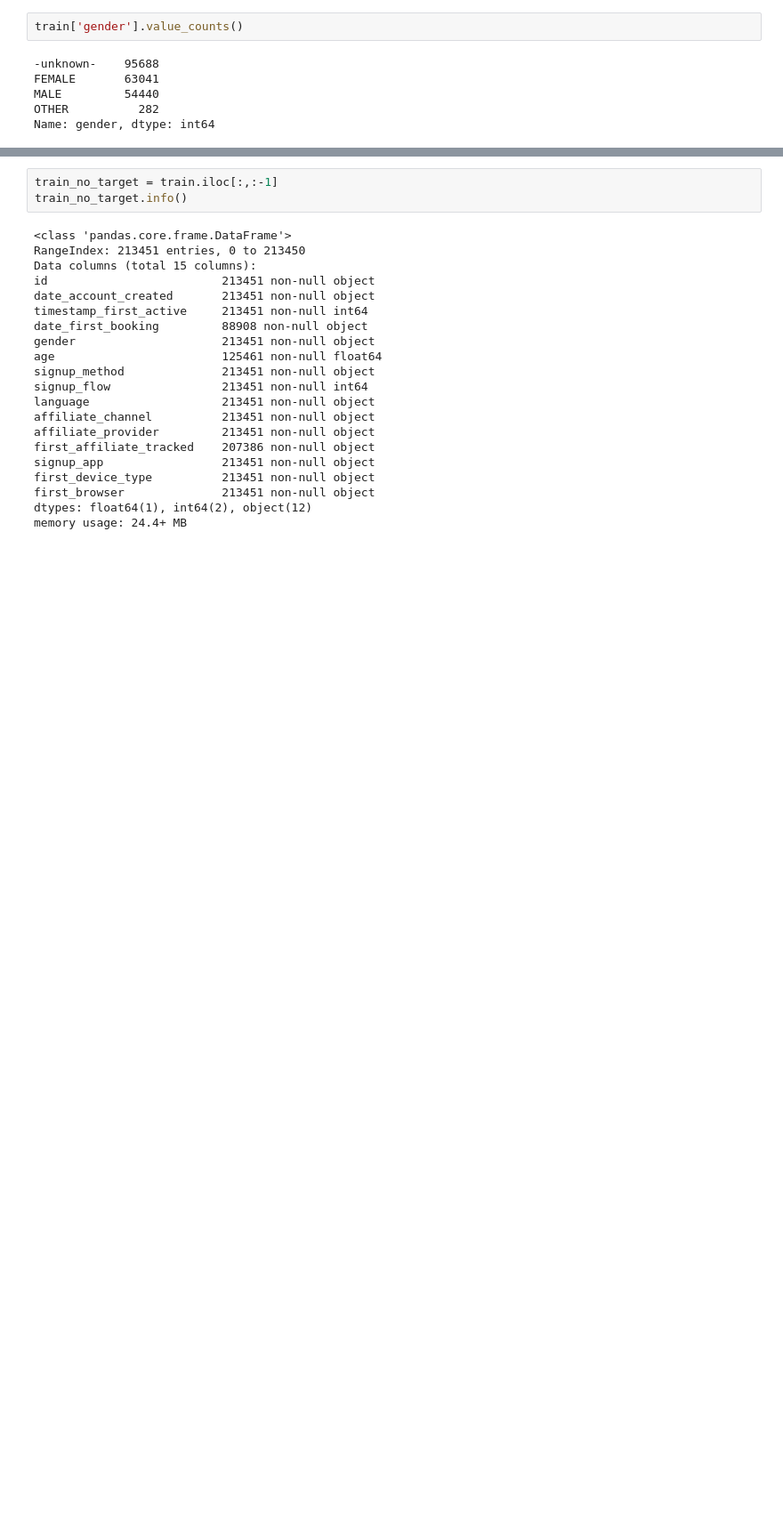
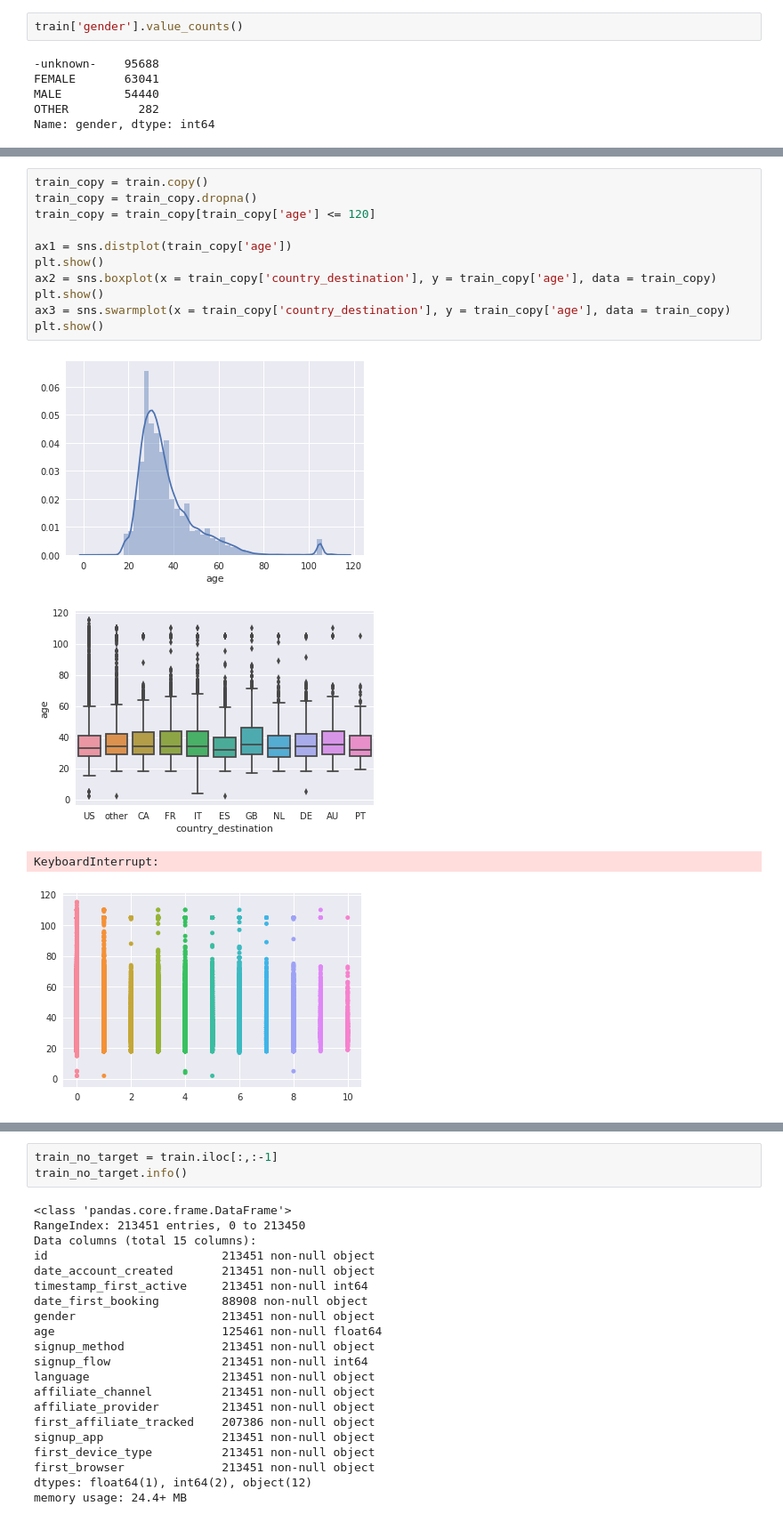
Before and after one commit to wjy5446/airbnb-new-booking, a Jupyter notebook: joe/airbnb_V1.0(EDA)_junki.ipynb, the cells around one changed output, grey strips where cells are left out. Shown at 89% size. Cells and saved outputs as stored; diff of their text form; blank space fills up the shorter version.

```diff
--- a/joe/airbnb_V1.0(EDA)_junki.ipynb
+++ b/joe/airbnb_V1.0(EDA)_junki.ipynb
@@ -287,0 +343,16 @@ Name: gender, dtype: int64
+# %%
+train_copy = train.copy()
+train_copy = train_copy.dropna()
+train_copy = train_copy[train_copy['age'] <= 120]
+
+ax1 = sns.distplot(train_copy['age'])
+plt.show()
+ax2 = sns.boxplot(x = train_copy['country_destination'], y = train_copy['age'], data = train_copy)
+plt.show()
+ax3 = sns.swarmplot(x = train_copy['country_destination'], y = train_copy['age'], data = train_copy)
+plt.show()
+# %% [output]
+[figure, added]
+[figure, added]
+KeyboardInterrupt:
+[figure, added]
```
Also changed, not shown: parts of 24 cells of this notebook, 2 other files.
